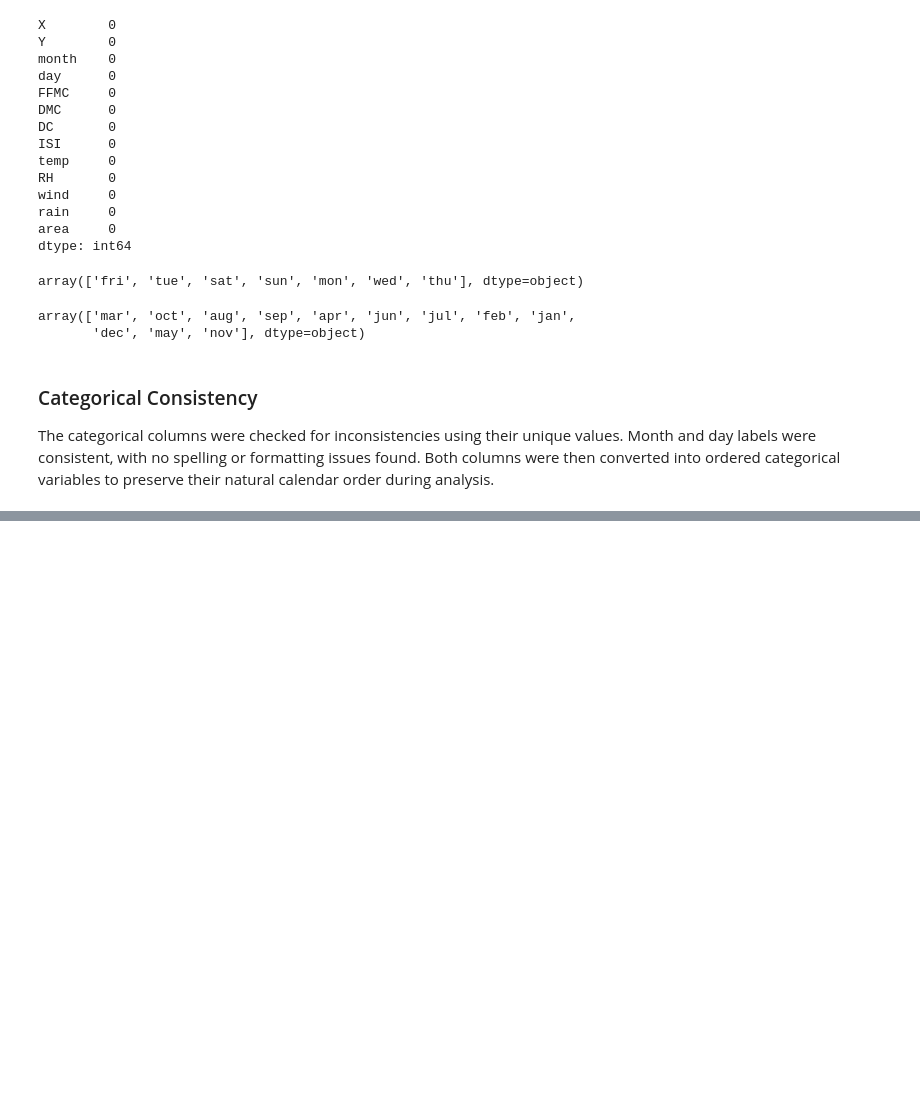
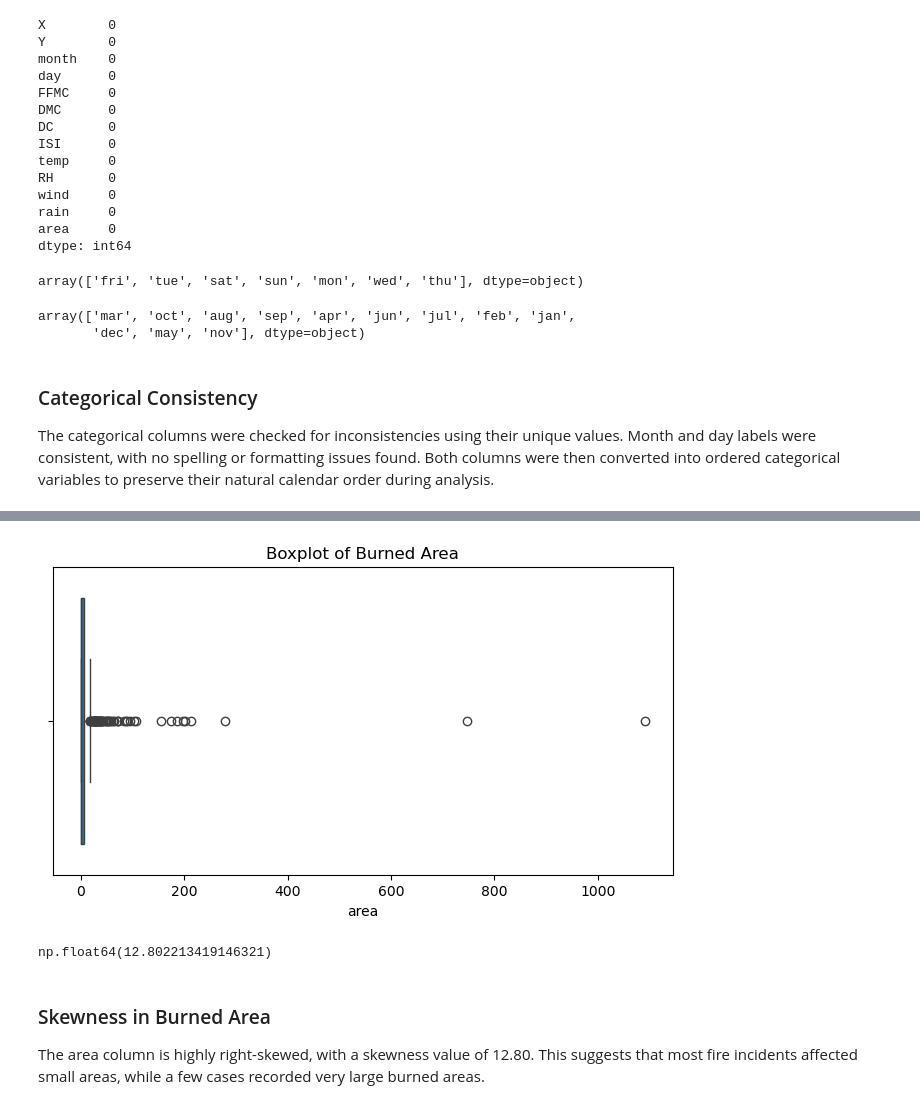
Before and after one commit to Oluwatosin-Simeon/wildfire-risk-analysis, a Jupyter notebook: wildfire-risk-analysis/notebooks/wildfire-analysis .ipynb, the cells around one changed output, grey strips where cells are left out. Drawn from its saved outputs; the diff is of its cells as text; code cells hidden in the pictures; blank space fills up the shorter version.

```diff
--- a/wildfire-risk-analysis/notebooks/wildfire-analysis .ipynb
+++ b/wildfire-risk-analysis/notebooks/wildfire-analysis .ipynb
@@ -183,0 +203,18 @@ A cleaned copy of the dataset was created and saved as `df_cleaned` for use in t
+# %%
+# Checking For Outliers (Extreme Values that deviate significantly from the rest of a dataset in a distribution)
+plt.figure(figsize=(8,4))
+sns.boxplot(x=df['area'])
+plt.title('Boxplot of Burned Area')
+plt.show()
+# %% [output]
+[figure, added]
+# %%
+# Inspecting Skewness Of Burnt Area
+
+df["area"].skew()
+# %% [output]
+np.float64(12.802213419146321)
+# %% [markdown]
+### Skewness in Burned Area
+
+The area column is highly right-skewed, with a skewness value of 12.80. This suggests that most fire incidents affected small areas, while a few cases recorded very large burned areas.
```
Also changed, not shown: parts of 10 cells of this notebook.
